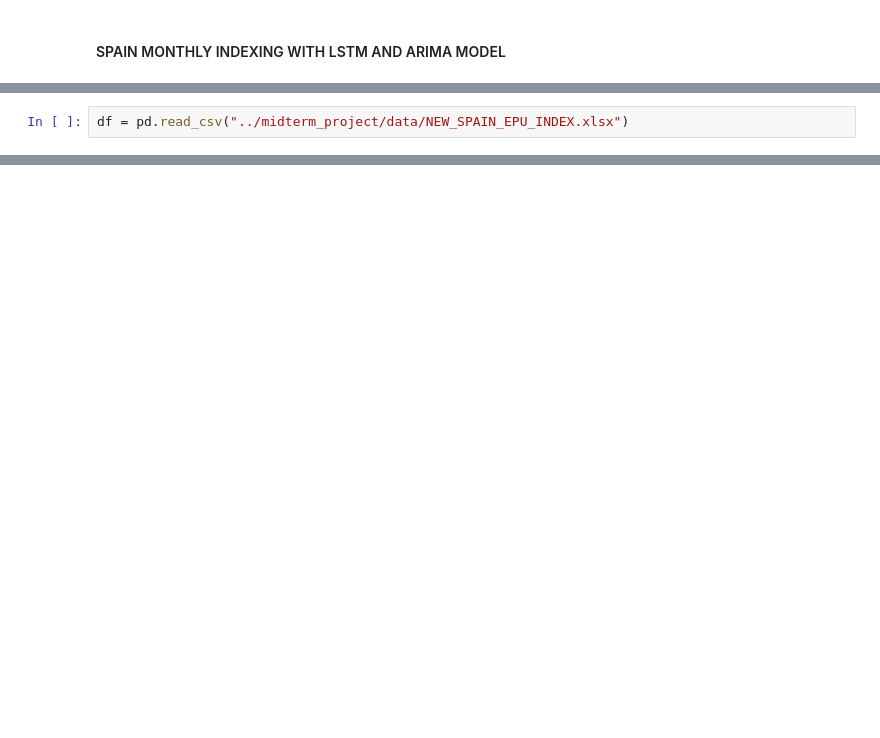
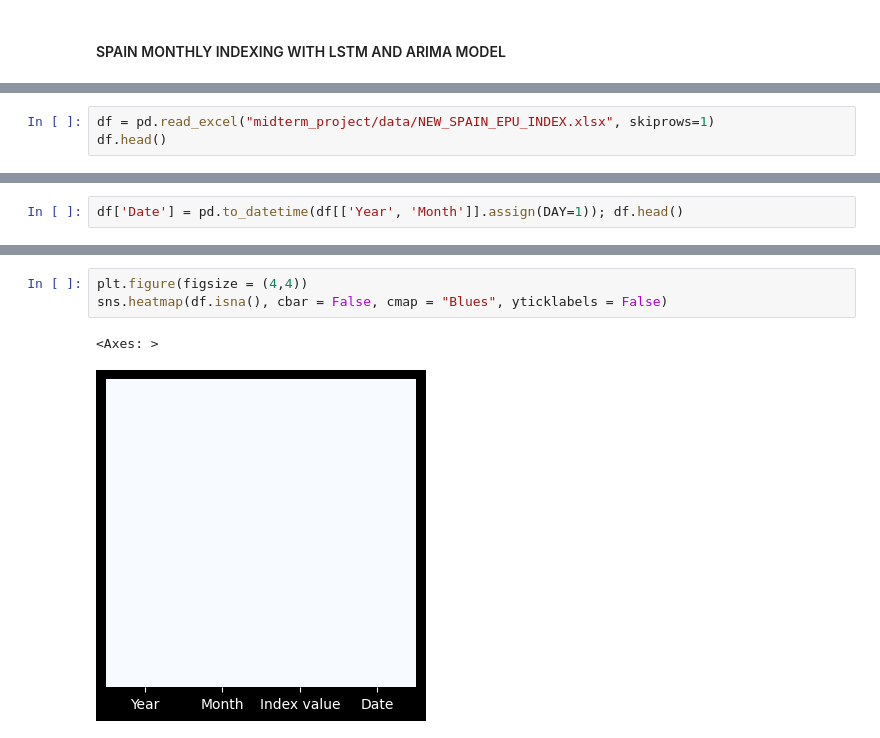
Before and after one commit to tphathuin1802/time-series-analysis-in-finance, a Jupyter notebook: midterm_project/notebooks/main.ipynb, the cells around one changed output, grey strips where cells are left out. Cells and saved outputs as stored; diff of their text form; blank space fills up the shorter version.

```diff
--- a/midterm_project/notebooks/main.ipynb
+++ b/midterm_project/notebooks/main.ipynb
@@ -10,5 +21,6 @@ import warnings
 warnings.filterwarnings("ignore")
 %matplotlib inline
 # %%
-df = pd.read_csv("../midterm_project/data/NEW_SPAIN_EPU_INDEX.xlsx")
+df = pd.read_excel("midterm_project/data/NEW_SPAIN_EPU_INDEX.xlsx", skiprows=1)
+df.head()
 # %% [output]
@@ -15,0 +37,2 @@ FileNotFoundError: [Errno 2] No such file or directory: '../midterm_project/data
+# %%
+df['Date'] = pd.to_datetime(df[['Year', 'Month']].assign(DAY=1)); df.head()
@@ -15,0 +121,6 @@ FileNotFoundError: [Errno 2] No such file or directory: '../midterm_project/data
+# %%
+plt.figure(figsize = (4,4))
+sns.heatmap(df.isna(), cbar = False, cmap = "Blues", yticklabels = False)
+# %% [output]
+<Axes: >
+[figure, added]
```
Also changed, not shown: parts of 15 cells of this notebook, 5 other files.
